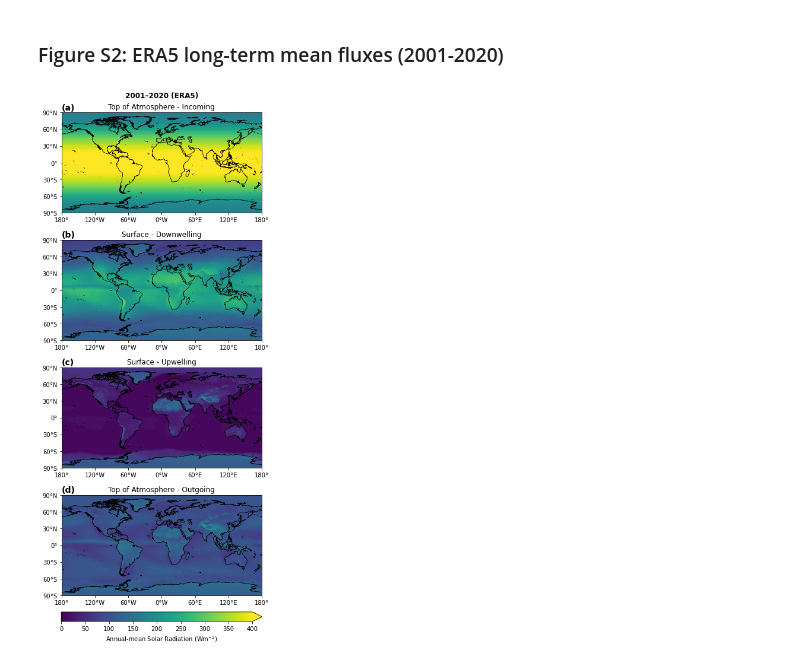
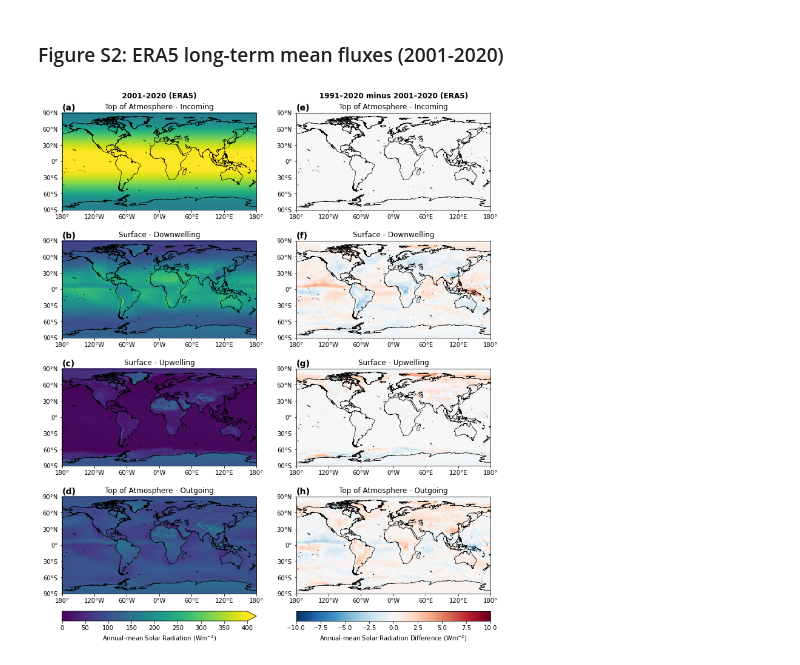
Before and after one commit to ReflectiveEarth/reflective-potential, a Jupyter notebook: notebooks/05-Visualize.ipynb, the cells around one changed output. Saved outputs shown, nothing was run; the diff lists cells and outputs as text; code cells hidden in the pictures.

Commit message:
Finalize figures in visualization notebook

```diff
--- a/notebooks/05-Visualize.ipynb
+++ b/notebooks/05-Visualize.ipynb
@@ -79,10 +86,10 @@ def plot_geodata(ax, lats, lons, data, levels, vmin, vmax, cmap, norm, title):
     lon_formatter = LongitudeFormatter(zero_direction_label=True)
     lat_formatter = LatitudeFormatter()
 
-    ax.contourf(lons, lats, data, levels, vmin=vmin, vmax=vmax,
-                cmap=cmap, norm=norm, transform=ccrs.PlateCarree())
+    ax.pcolormesh(lons, lats, data, transform=ccrs.PlateCarree(),
+                  vmin=vmin, vmax=vmax, cmap=cmap, norm=norm, rasterized=True)
     ax.set_title(title)
-    ax.coastlines("50m", linewidth=0.75)
+    ax.coastlines("50m", linewidth=0.7)
     ax.set_xticks([-180, -120, -60, 0, 60, 120, 180], crs=ccrs.PlateCarree())
     ax.set_yticks([-90, -60, -30, 0, 30, 60, 90], crs=ccrs.PlateCarree())
     ax.xaxis.set_major_formatter(lon_formatter)
@@ -297,39 +401,76 @@ rom_analysis_o = xr.open_dataset(os.path.join(data_dir, "rom_analysis_ceres_over
 
 lons = rom_analysis_o.longitude.data
 lats = rom_analysis_o.latitude.data
+
 tisr_o = rom_analysis_o.tisr.data
 ssrd_o = rom_analysis_o.ssrd.data
 tosr_o = rom_analysis_o.tosr.data
 ssru_o = rom_analysis_o.ssru.data
+
+tisr_d = (rom_analysis - rom_analysis_o).tisr.data
+ssrd_d = (rom_analysis - rom_analysis_o).ssrd.data
+tosr_d = (rom_analysis - rom_analysis_o).tosr.data
+ssru_d = (rom_analysis - rom_analysis_o).ssru.data
 # %%
-fig, axs = plt.subplots(4, 1, figsize=(11,14),
+fig, axs = plt.subplots(4, 2, figsize=(11,12),
                         subplot_kw=dict(projection=ccrs.PlateCarree()))
-cmap = cm.viridis
-norm = colors.Normalize(vmin=0, vmax=400)
-ax1 = axs[0]
-ax2 = axs[1]
-ax3 = axs[2]
-ax4 = axs[3]
 
-plot_geodata(ax1, lats, lons, tisr_o, 40, 0, 400, cmap, norm, "Top of Atmosphere - Incoming")
-plot_geodata(ax2, lats, lons, ssrd_o, 40, 0, 400, cmap, norm, "Surface - Downwelling")
-plot_geodata(ax3, lats, lons, ssru_o, 40, 0, 400, cmap, norm, "Surface - Upwelling")
-plot_geodata(ax4, lats, lons, tosr_o, 40, 0, 400, cmap, norm, "Top of Atmosphere - Outgoing")
+ax1 = axs[0, 0]
+ax2 = axs[1, 0]
+ax3 = axs[2, 0]
+ax4 = axs[3, 0]
+ax5 = axs[0, 1]
+ax6 = axs[1, 1]
+ax7 = axs[2, 1]
+ax8 = axs[3, 1]
+
+cmap_l = cm.viridis
+norm_l = colors.Normalize(vmin=0, vmax=400)
+
+plot_geodata(ax1, lats, lons, tisr_o, 40, 0, 400, cmap_l, norm_l, "Top of Atmosphere - Incoming")
+plot_geodata(ax2, lats, lons, ssrd_o, 40, 0, 400, cmap_l, norm_l, "Surface - Downwelling")
+plot_geodata(ax3, lats, lons, ssru_o, 40, 0, 400, cmap_l, norm_l, "Surface - Upwelling")
+plot_geodata(ax4, lats, lons, tosr_o, 40, 0, 400, cmap_l, norm_l, "Top of Atmosphere - Outgoing")
+
+cmap_r = cm.RdBu_r
+norm_r = colors.Normalize(vmin=-10, vmax=10)
+
+plot_geodata(ax5, lats, lons, tisr_d, 20, -10, 10, cmap_r, norm_r, "Top of Atmosphere - Incoming")
+plot_geodata(ax6, lats, lons, ssrd_d, 20, -10, 10, cmap_r, norm_r, "Surface - Downwelling")
+plot_geodata(ax7, lats, lons, ssru_d, 20, -10, 10, cmap_r, norm_r, "Surface - Upwelling")
+plot_geodata(ax8, lats, lons, tosr_d, 20, -10, 10, cmap_r, norm_r, "Top of Atmosphere - Outgoing")
 
 ax1.text(-180, 95, "(a)", fontsize=14, fontweight="bold")
 ax2.text(-180, 95, "(b)", fontsize=14, fontweight="bold")
 ax3.text(-180, 95, "(c)", fontsize=14, fontweight="bold")
 ax4.text(-180, 95, "(d)", fontsize=14, fontweight="bold")
+ax5.text(-180, 95, "(e)", fontsize=14, fontweight="bold")
+ax6.text(-180, 95, "(f)", fontsize=14, fontweight="bold")
+ax7.text(-180, 95, "(g)", fontsize=14, fontweight="bold")
+ax8.text(-180, 95, "(h)", fontsize=14, fontweight="bold")
 
 fig.tight_layout(pad=2.0)
-fig.suptitle("2001–2020 (ERA5)",
-             y=0.999, fontweight="bold")
-cbar = fig.colorbar(cm.ScalarMappable(norm=norm, cmap=cmap), ax=axs,
-                    orientation='horizontal', fraction=.1, shrink=0.45,
-                    pad=0.03, extend="max")
-cbar.ax.xaxis.set_ticks(np.arange(0, 401, 50), minor=True)
-cbar.set_label("Annual-mean Solar Radiation ($\mathrm{W m^{-2}}$)")
-plt.savefig(os.path.join(data_dir, "ERL_FigS2l.png"),
-            dpi=300, bbox_inches="tight", facecolor="white")
+_ = fig.suptitle("                           2001–2020 (ERA5)          " +
+                 "                                       1991–2020 minus 2001–2020 (ERA5)       ",
+                 y=0.999, fontweight="bold")
+
+caxl = inset_axes(ax4, width="100%", height="10%", loc="lower center", borderpad=-4.5)
+cbar_l = fig.colorbar(cm.ScalarMappable(norm=norm_l, cmap=cmap_l),
+                      cax=caxl, orientation="horizontal", extend="max")
+cbar_l.ax.xaxis.set_ticks(np.arange(0, 401, 50), minor=True)
+cbar_l.set_label("Annual-mean Solar Radiation ($\mathrm{W m^{-2}}$)")
+
+caxr = inset_axes(ax8, width="100%", height="10%", loc="lower center", borderpad=-4.5)
+cbar_r = fig.colorbar(cm.ScalarMappable(norm=norm_r, cmap=cmap_r),
+                      cax=caxr, orientation="horizontal")
+cbar_r.ax.xaxis.set_ticks(np.arange(-10, 10, 50), minor=True)
+cbar_r.set_label("Annual-mean Solar Radiation Difference ($\mathrm{W m^{-2}}$)")
+
+plt.savefig(os.path.join(data_dir, "ERC_FigS2.png"),
+            dpi=300, bbox_inches="tight",
+            facecolor='white')
+plt.savefig(os.path.join(data_dir, "ERC_FigS2.pdf"),
+            dpi=300, bbox_inches="tight",
+            facecolor='white')
 # %% [output]
-[figure, old version]
+[figure, new version]
```
Also changed, not shown: parts of 20 cells of this notebook.
